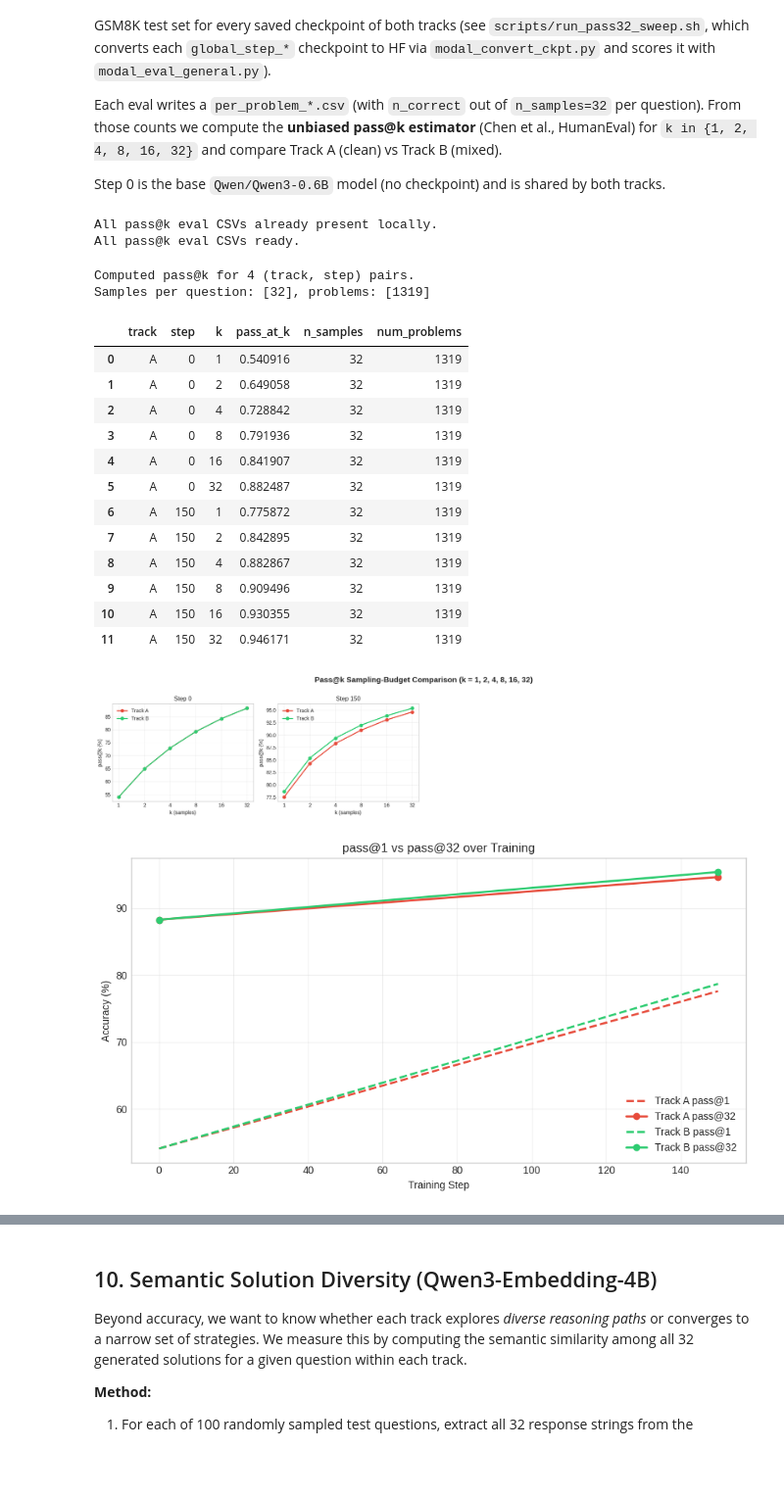
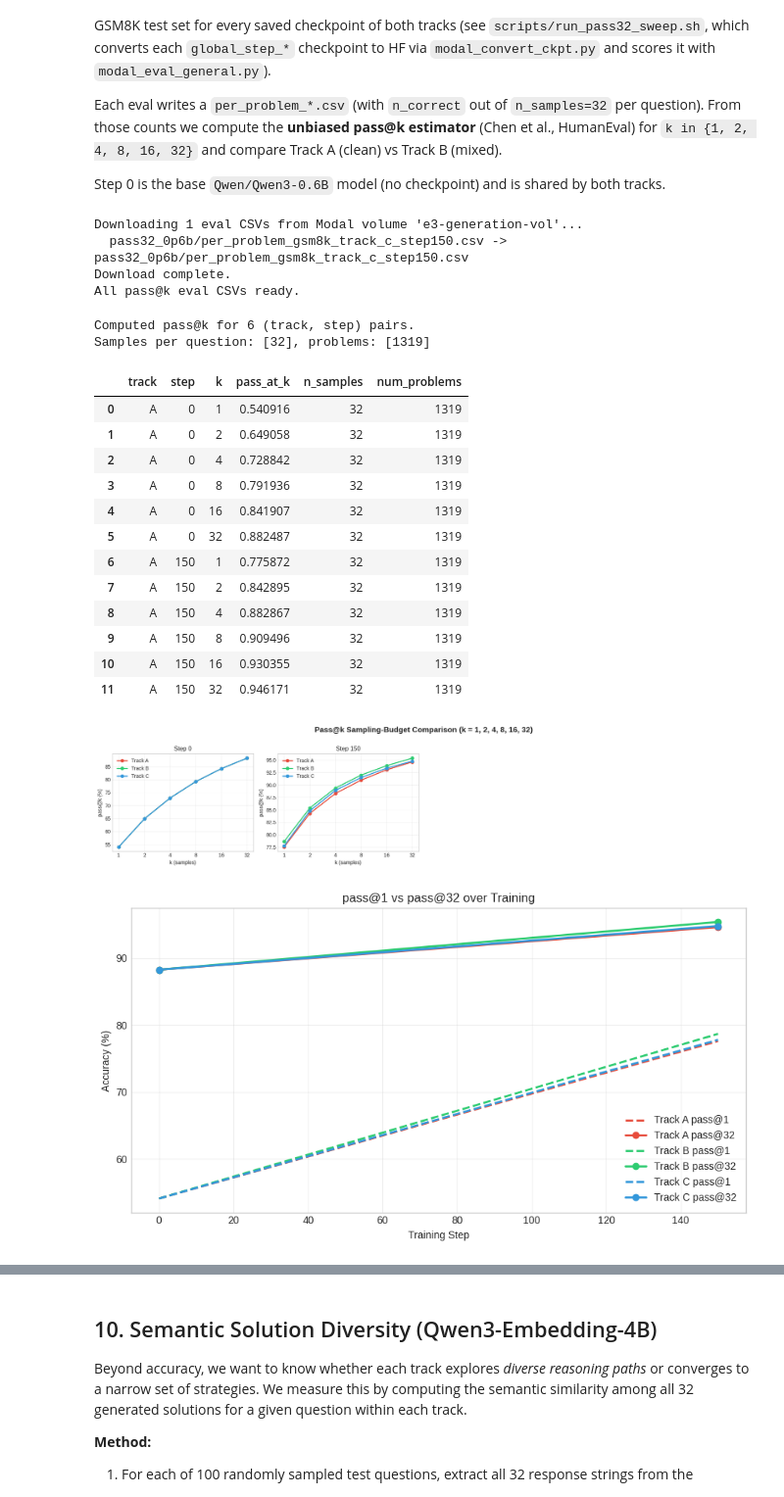
Before and after one commit to cfw20/cs224r-project-e3, a Jupyter notebook: notebooks/0p6_analysis_complete_run.ipynb, the cells around one changed output, grey strips where cells are left out. Shown at 98% size. Cells and saved outputs as stored; diff of their text form; code cells hidden in the pictures; blank space fills up the shorter version.

```diff
--- a/notebooks/0p6_analysis_complete_run.ipynb
+++ b/notebooks/0p6_analysis_complete_run.ipynb
@@ -1500,7 +1500,7 @@ def remote_csv_name(track, step):
 
 
 missing = []
-for track in ("track_a", "track_b"):
+for track in ("track_a", "track_b", "track_c"):
     for step in PASS_STEPS:
         fname = remote_csv_name(track, step)
         local_path = os.path.join(PASS_DIR, fname)
@@ -1525,13 +1525,15 @@ else:
     print("All pass@k eval CSVs already present locally.")
 
 # Verify presence and sample size
-for track in ("track_a", "track_b"):
+for track in ("track_a", "track_b", "track_c"):
     for step in PASS_STEPS:
         p = os.path.join(PASS_DIR, remote_csv_name(track, step))
         assert os.path.exists(p), f"Missing: {p}"
 print("All pass@k eval CSVs ready.")
 # %% [output]
-All pass@k eval CSVs already present locally.
+Downloading 1 eval CSVs from Modal volume 'e3-generation-vol'...
+  pass32_0p6b/per_problem_gsm8k_track_c_step150.csv -> pass32_0p6b/per_problem_gsm8k_track_c_step150.csv
+Download complete.
 All pass@k eval CSVs ready.
 # %%
 # Compute the unbiased pass@k for k in {1,2,4,8,16,32} from per-problem n_correct.
@@ -1551,7 +1553,7 @@ def pass_at_k(n, c, k):
 
 
 rows = []
-for track, label in (("track_a", "A"), ("track_b", "B")):
+for track, label in (("track_a", "A"), ("track_b", "B"), ("track_c", "C")):
     for step in PASS_STEPS:
         df = pd.read_csv(os.path.join(PASS_DIR, remote_csv_name(track, step)))
         n_samples = int(df["n_samples"].iloc[0])
@@ -1582,7 +1584,7 @@ print(f"Samples per question: {sorted(df_passk['n_samples'].unique())}, "
       f"problems: {sorted(df_passk['num_problems'].unique())}")
 df_passk.head(12)
 # %% [output]
-Computed pass@k for 4 (track, step) pairs.
+Computed pass@k for 6 (track, step) pairs.
 Samples per question: [32], problems: [1319]
 |  | track | step | k | pass_at_k | n_samples | num_problems |
 | 0 | A | 0 | 1 | 0.540916 | 32 | 1319 |
@@ -1602,7 +1604,7 @@ Samples per question: [32], problems: [1319]
 import matplotlib.pyplot as plt
 
 steps = sorted(df_passk["step"].unique())
-colors = {"A": "#e74c3c", "B": "#2ecc71"}
+colors = {"A": "#e74c3c", "B": "#2ecc71", "C": "#3498db"}
 
 ncols = 4
 nrows = int(np.ceil(len(steps) / ncols))
@@ -1610,7 +1612,7 @@ fig, axes = plt.subplots(nrows, ncols, figsize=(4.5 * ncols, 4 * nrows), squeeze
 
 for idx, step in enumerate(steps):
     ax = axes[idx // ncols][idx % ncols]
-    for label in ("A", "B"):
+    for label in ("A", "B", "C"):
         d = df_passk[(df_passk["track"] == label) & (df_passk["step"] == step)].sort_values("k")
         ax.plot(d["k"], d["pass_at_k"] * 100, "o-", color=colors[label],
                 linewidth=2, markersize=6, label=f"Track {label}")
@@ -1621,36 +1623,36 @@ for idx, step in enumerate(steps):
     ax.set_ylabel("pass@k (%)")
     ax.set_title(f"Step {step}")
     ax.grid(True, alpha=0.3)
     ax.legend()
 
 # Hide any unused subplots
 for j in range(len(steps), nrows * ncols):
     axes[j // ncols][j % ncols].axis("off")
 
 plt.suptitle("Pass@k Sampling-Budget Comparison (k = 1, 2, 4, 8, 16, 32)",
              fontsize=15, fontweight="bold")
 plt.tight_layout(rect=[0, 0, 1, 0.97])
 plt.savefig("pass_at_k_sweep.png", dpi=150, bbox_inches="tight")
 plt.show()
 
 # Overlay: pass@32 (and pass@1) over training steps for both tracks.
 fig, ax = plt.subplots(figsize=(9, 5))
-for label in ("A", "B"):
+for label in ("A", "B", "C"):
     for k, style in ((1, "--"), (32, "o-")):
         d = df_passk[(df_passk["track"] == label) & (df_passk["k"] == k)].sort_values("step")
         ax.plot(d["step"], d["pass_at_k"] * 100, style, color=colors[label],
                 linewidth=2, markersize=6, label=f"Track {label} pass@{k}")
 ax.set_xlabel("Training Step")
 ax.set_ylabel("Accuracy (%)")
 ax.set_title("pass@1 vs pass@32 over Training")
 ax.grid(True, alpha=0.3)
 ax.legend()
 plt.tight_layout()
 plt.savefig("pass_at_1_vs_32_over_steps.png", dpi=150, bbox_inches="tight")
 plt.show()
 # %% [output]
-[figure, old version]
+[figure, new version]
-[figure, old version]
+[figure, new version]
 # %%
 # Summary table: pass@k columns x (track, step) rows, plus A-vs-B gap at pass@32.
 pivot = (
```
Also changed, not shown: parts of 1 cell of this notebook, 25 other files.
